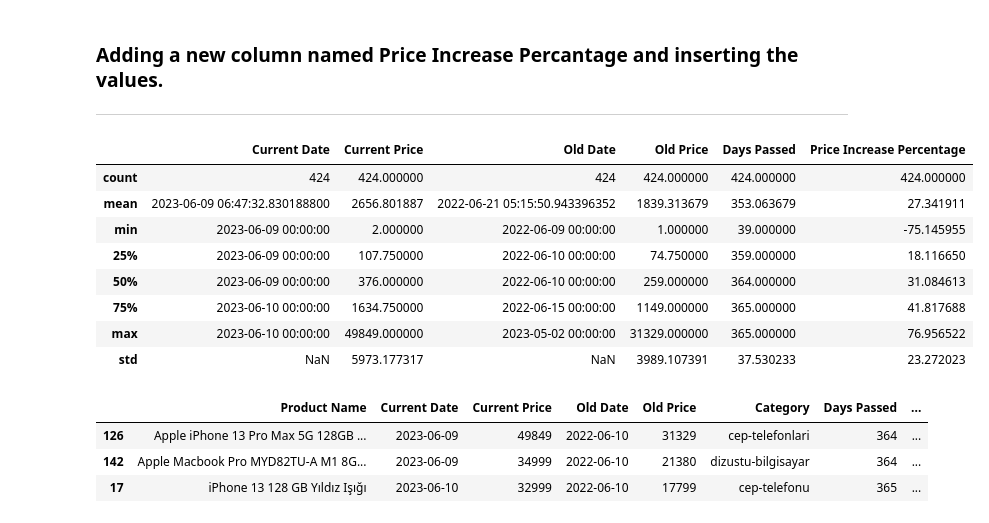
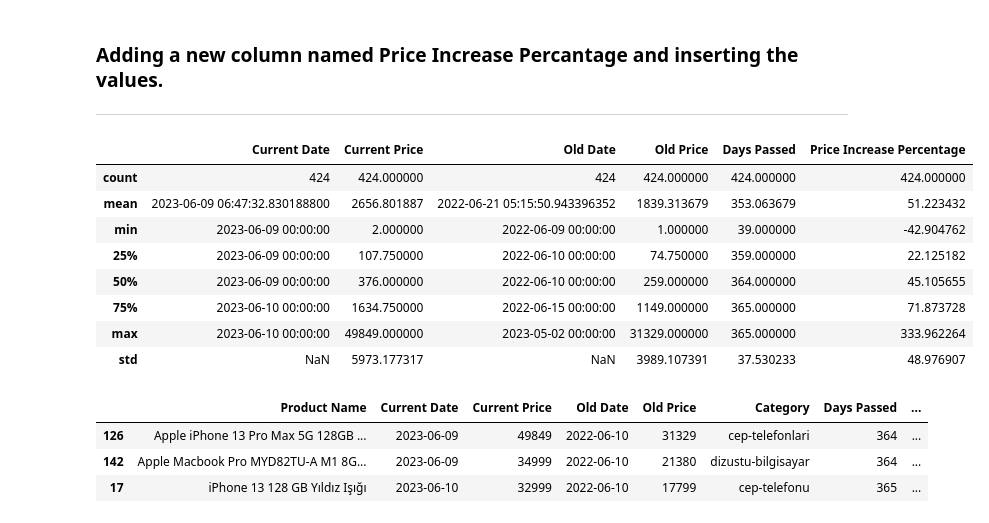
Before and after one commit to aydinaydemir/CS210_Project, a Jupyter notebook: analysis/data_analysis.ipynb, the cells around one changed output. Cells and saved outputs as stored; diff of their text form; code cells hidden in the pictures.

```diff
--- a/analysis/data_analysis.ipynb
+++ b/analysis/data_analysis.ipynb
@@ -216,20 +216,20 @@ df.describe()
 
 ---
 # %%
-df['Price Increase Percentage'] = (df['Current Price'] - df['Old Price']) / df['Current Price'] * 100
+df['Price Increase Percentage'] = ((df['Current Price'] - df['Old Price']) / df['Old Price']) * 100
 
 # Showing the statistical information of the dataset
 df.describe()
 # %% [output]
 |  | Current Date | Current Price | Old Date | Old Price | Days Passed | Price Increase Percentage |
 | count | 424 | 424.000000 | 424 | 424.000000 | 424.000000 | 424.000000 |
-| mean | 2023-06-09 06:47:32.830188800 | 2656.801887 | 2022-06-21 05:15:50.943396352 | 1839.313679 | 353.063679 | 27.341911 |
-| min | 2023-06-09 00:00:00 | 2.000000 | 2022-06-09 00:00:00 | 1.000000 | 39.000000 | -75.145955 |
-| 25% | 2023-06-09 00:00:00 | 107.750000 | 2022-06-10 00:00:00 | 74.750000 | 359.000000 | 18.116650 |
-| 50% | 2023-06-09 00:00:00 | 376.000000 | 2022-06-10 00:00:00 | 259.000000 | 364.000000 | 31.084613 |
-| 75% | 2023-06-10 00:00:00 | 1634.750000 | 2022-06-15 00:00:00 | 1149.000000 | 365.000000 | 41.817688 |
-| max | 2023-06-10 00:00:00 | 49849.000000 | 2023-05-02 00:00:00 | 31329.000000 | 365.000000 | 76.956522 |
-| std | NaN | 5973.177317 | NaN | 3989.107391 | 37.530233 | 23.272023 |
+| mean | 2023-06-09 06:47:32.830188800 | 2656.801887 | 2022-06-21 05:15:50.943396352 | 1839.313679 | 353.063679 | 51.223432 |
+| min | 2023-06-09 00:00:00 | 2.000000 | 2022-06-09 00:00:00 | 1.000000 | 39.000000 | -42.904762 |
+| 25% | 2023-06-09 00:00:00 | 107.750000 | 2022-06-10 00:00:00 | 74.750000 | 359.000000 | 22.125182 |
+| 50% | 2023-06-09 00:00:00 | 376.000000 | 2022-06-10 00:00:00 | 259.000000 | 364.000000 | 45.105655 |
+| 75% | 2023-06-10 00:00:00 | 1634.750000 | 2022-06-15 00:00:00 | 1149.000000 | 365.000000 | 71.873728 |
+| max | 2023-06-10 00:00:00 | 49849.000000 | 2023-05-02 00:00:00 | 31329.000000 | 365.000000 | 333.962264 |
+| std | NaN | 5973.177317 | NaN | 3989.107391 | 37.530233 | 48.976907 |
 # %%
 # Creating a new dataframe named "df2"
 # It will be sorted version of the "df" dataframe
```
Also changed, not shown: parts of 6 cells of this notebook.
